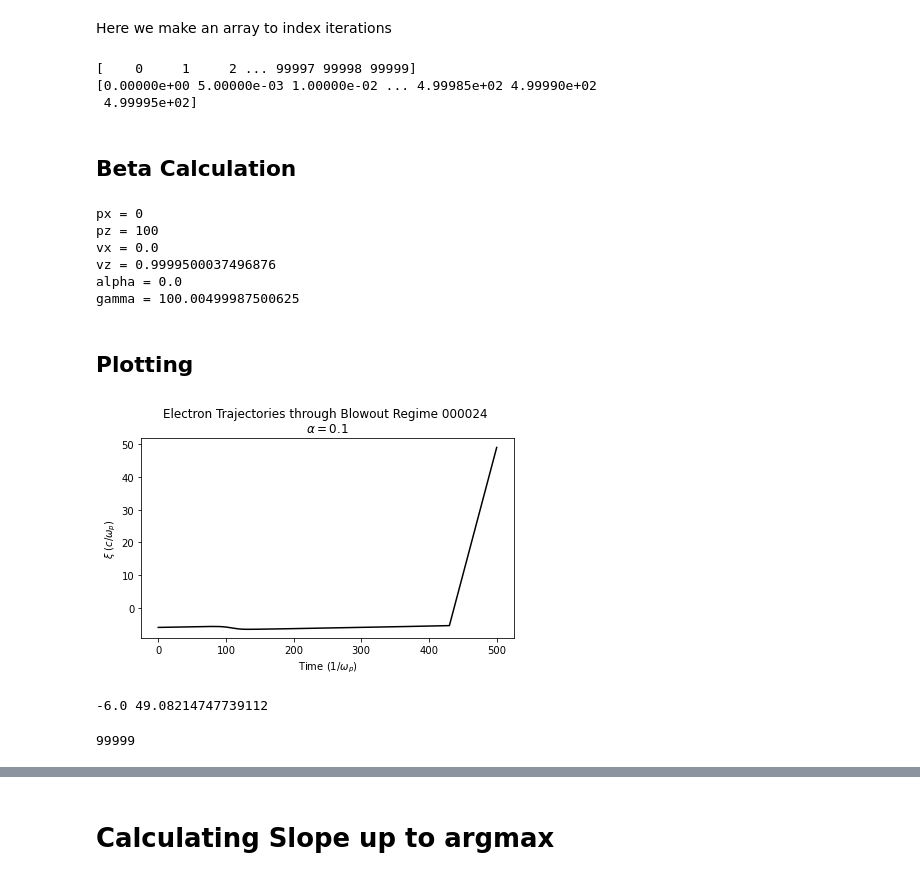
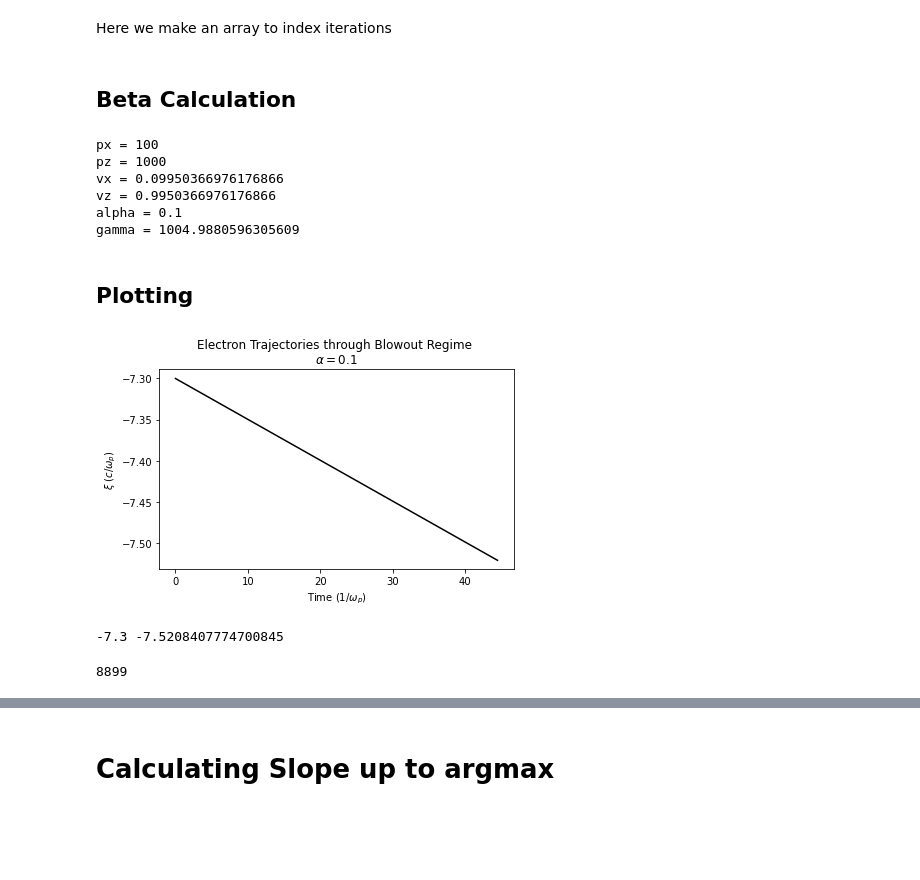
Before and after one commit to nicholasmanzella/QuEP, a Jupyter notebook: Group-Velocity-Testing-Case-2.ipynb, the cells around one changed output, grey strips where cells are left out. Saved outputs shown, nothing was run; the diff lists cells and outputs as text; code cells hidden in the pictures; blank space fills up the shorter version.

Commit message:
Group Velocity Tests

```diff
--- a/Group-Velocity-Testing-Case-2.ipynb
+++ b/Group-Velocity-Testing-Case-2.ipynb
@@ -16,9 +20,9 @@ from DebugObjectModule import DebugObject
 # %% [markdown]
 ## Import file conditions
 # %%
-Run_num = "000024_testing"
+Run_num = "group_velocity_tests_001"
 
-input_fname_1 = str(f"input.{Run_num}")
+input_fname_1 = str(f"input.thesis.{Run_num}")
 print("Using initial conditions from ", input_fname_1)
 init = importlib.import_module(input_fname_1)
 sim_name = init.simulation_name
@@ -68,17 +72,13 @@ Here we make an array to index iterations
 # %%
 #Create array for iterations
 iterations = np.arange(0,len(xi_dat[0,:]),1)
-print(iterations)
+#print(iterations)
 
 dt = 0.005 #Timestep in 1/w_p
 
 #Create array for times
 time = iterations*dt
-print(time)
+#print(time)
-# %% [output]
-[    0     1     2 ... 99997 99998 99999]
-[0.00000e+00 5.00000e-03 1.00000e-02 ... 4.99985e+02 4.99990e+02
- 4.99995e+02]
 # %% [markdown]
 ## Beta Calculation
 # %%
@@ -107,37 +107,38 @@ print(f"vz = {vz}")
 print(f"alpha = {alpha}")
 print(f"gamma = {gamma}")
 # %% [output]
-px = 0
-pz = 100
-vx = 0.0
-vz = 0.9999500037496876
-alpha = 0.0
-gamma = 100.00499987500625
+px = 100
+pz = 1000
+vx = 0.09950366976176866
+vz = 0.9950366976176866
+alpha = 0.1
+gamma = 1004.9880596305609
 # %% [markdown]
 ## Plotting
 # %%
 fig1, ax1 = plt.subplots(1)
 ax1.set_xlabel(r"Time ($1/\omega_p$)")
 ax1.set_ylabel(r"$\xi$ ($c/\omega_p$)")
-ax1.set_title(f"Electron Trajectories through Blowout Regime {fname[0:6]} \n"+r"$\alpha=0.1$")
+ax1.set_title(f"Electron Trajectories through Blowout Regime \n"+r"$\alpha=$"+f"{alpha}")
 ax1.ticklabel_format(style='plain', axis='y',useOffset=False)
 
 for i in range(0, 1):
     ax1.plot(time, xi_dat[i,:],  'k', label='$time-Xi Trajectory') # Want vertical axis as y
 
 fig1.tight_layout()
 fig1.savefig("Group_Velocity_Test_"+fname[:-4]+".png", transparent=False)
 # %% [output]
-[figure, old version]
+[figure, new version]
 # %%
 print(xi_dat[0,0], xi_dat[0,-1])
 # %% [output]
--6.0 49.08214747739112
+-7.3 -7.5208407774700845
 # %%
-argmax = np.argmax(xi_dat[0,:])
+argmax = np.argmin(xi_dat[0,:])
+argmax = 8899
 print(argmax)
 # %% [output]
-99999
+8899
 # %%
 fig2, ax2 = plt.subplots(1)
 ax2.set_xlabel(r"Time ($1/\omega_p$)")
```
Also changed, not shown: parts of 9 cells of this notebook, 9 other files.
